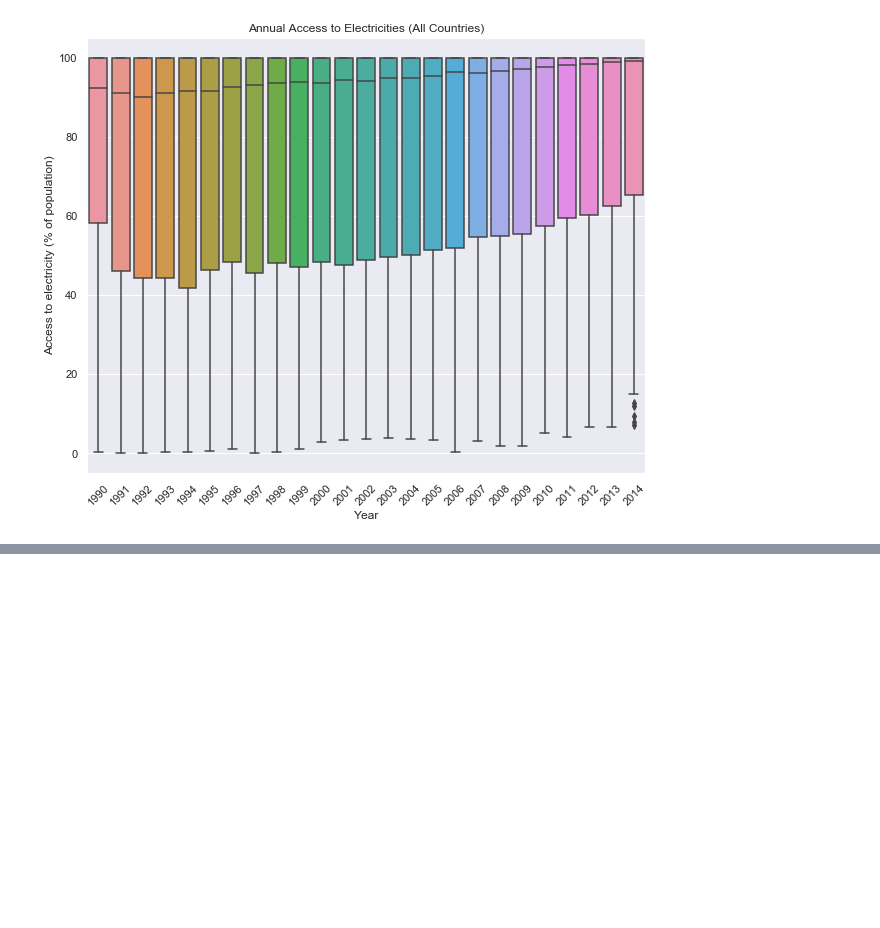
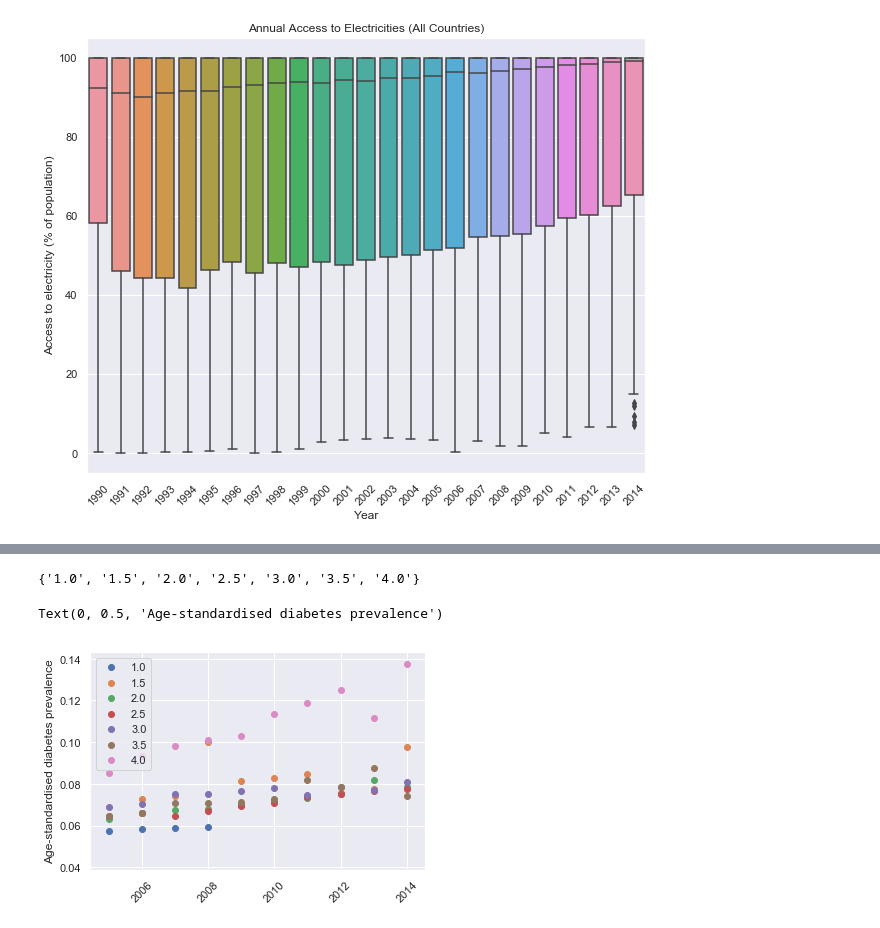
Before and after one commit to amateola7/Project-1-group4, a Jupyter notebook: ProjectOne_GroupFour_DataAnalysis.ipynb, the cells around one changed output, grey strips where cells are left out. Drawn from its saved outputs; the diff is of its cells as text; code cells hidden in the pictures; blank space fills up the shorter version.

```diff
--- a/ProjectOne_GroupFour_DataAnalysis.ipynb
+++ b/ProjectOne_GroupFour_DataAnalysis.ipynb
@@ -167,0 +172,40 @@ Text(0.5, 1.0, 'Annual Access to Electricities (All Countries)')
+# %%
+gov_nan_data = all_data.loc[all_data['IQ.CPA.PROP.XQ'] != 'nan']
+# %%
+gov_nan_data = gov_nan_data.set_index('Year')
+# %%
+set(gov_nan_data['IQ.CPA.PROP.XQ'])
+# %% [output]
+{'1.0', '1.5', '2.0', '2.5', '3.0', '3.5', '4.0'}
+# %%
+gov_score_1 = gov_nan_data.groupby(['IQ.CPA.PROP.XQ']).get_group('1.0')
+gov_score_15 = gov_nan_data.groupby(['IQ.CPA.PROP.XQ']).get_group('1.5')
+gov_score_2 = gov_nan_data.groupby(['IQ.CPA.PROP.XQ']).get_group('2.0')
+gov_score_25 = gov_nan_data.groupby(['IQ.CPA.PROP.XQ']).get_group('2.5')
+gov_score_3 = gov_nan_data.groupby(['IQ.CPA.PROP.XQ']).get_group('3.0')
+gov_score_35 = gov_nan_data.groupby(['IQ.CPA.PROP.XQ']).get_group('3.5')
+gov_score_4 = gov_nan_data.groupby(['IQ.CPA.PROP.XQ']).get_group('4.0')
+# %%
+gov1  = gov_score_1.groupby(['Year']).median()
+gov15 = gov_score_15.groupby(['Year']).median()
+gov2  = gov_score_2.groupby(['Year']).median()
+gov25 = gov_score_25.groupby(['Year']).median()
+gov3  = gov_score_3.groupby(['Year']).median()
+gov35 = gov_score_35.groupby(['Year']).median()
+gov4  = gov_score_4.groupby(['Year']).median()
+# %%
+fig, axes = plt.subplots(figsize=(6,4))
+
+plt.scatter(gov1.index, gov1['Age-standardised diabetes prevalence'])
+plt.scatter(gov15.index, gov15['Age-standardised diabetes prevalence'])
+plt.scatter(gov2.index, gov2['Age-standardised diabetes prevalence'])
+plt.scatter(gov25.index, gov25['Age-standardised diabetes prevalence'])
+plt.scatter(gov3.index, gov3['Age-standardised diabetes prevalence'])
+plt.scatter(gov35.index, gov35['Age-standardised diabetes prevalence'])
+plt.scatter(gov4.index, gov4['Age-standardised diabetes prevalence'])
+plt.legend(["1.0", "1.5", "2.0","2.5","3.0","3.5","4.0"])
+plt.xticks(rotation=45)
+plt.ylabel(f"Age-standardised diabetes prevalence")
+# %% [output]
+Text(0, 0.5, 'Age-standardised diabetes prevalence')
+[figure, added]
```
Also changed, not shown: parts of 5 cells of this notebook, 15 other files.
